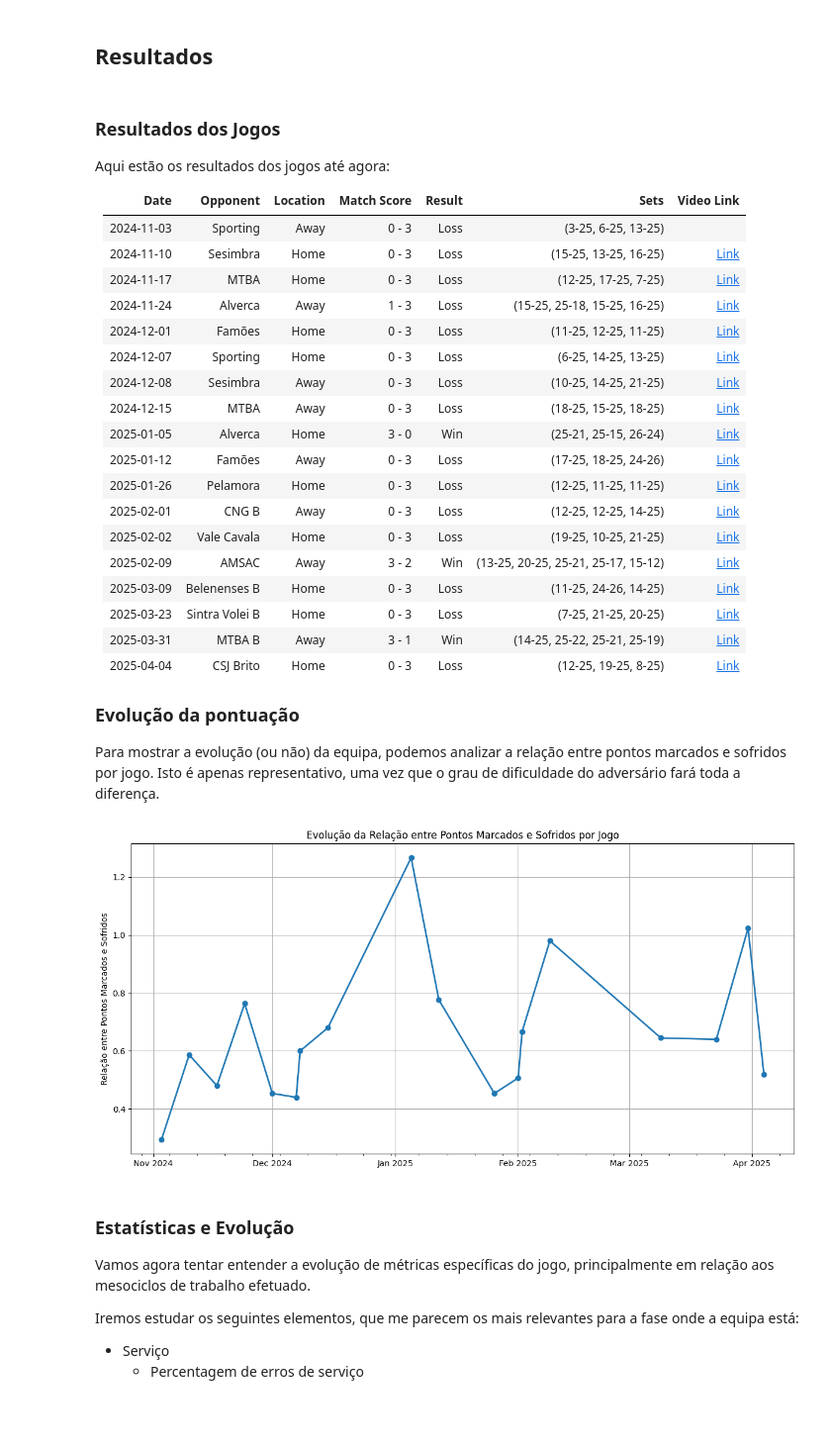
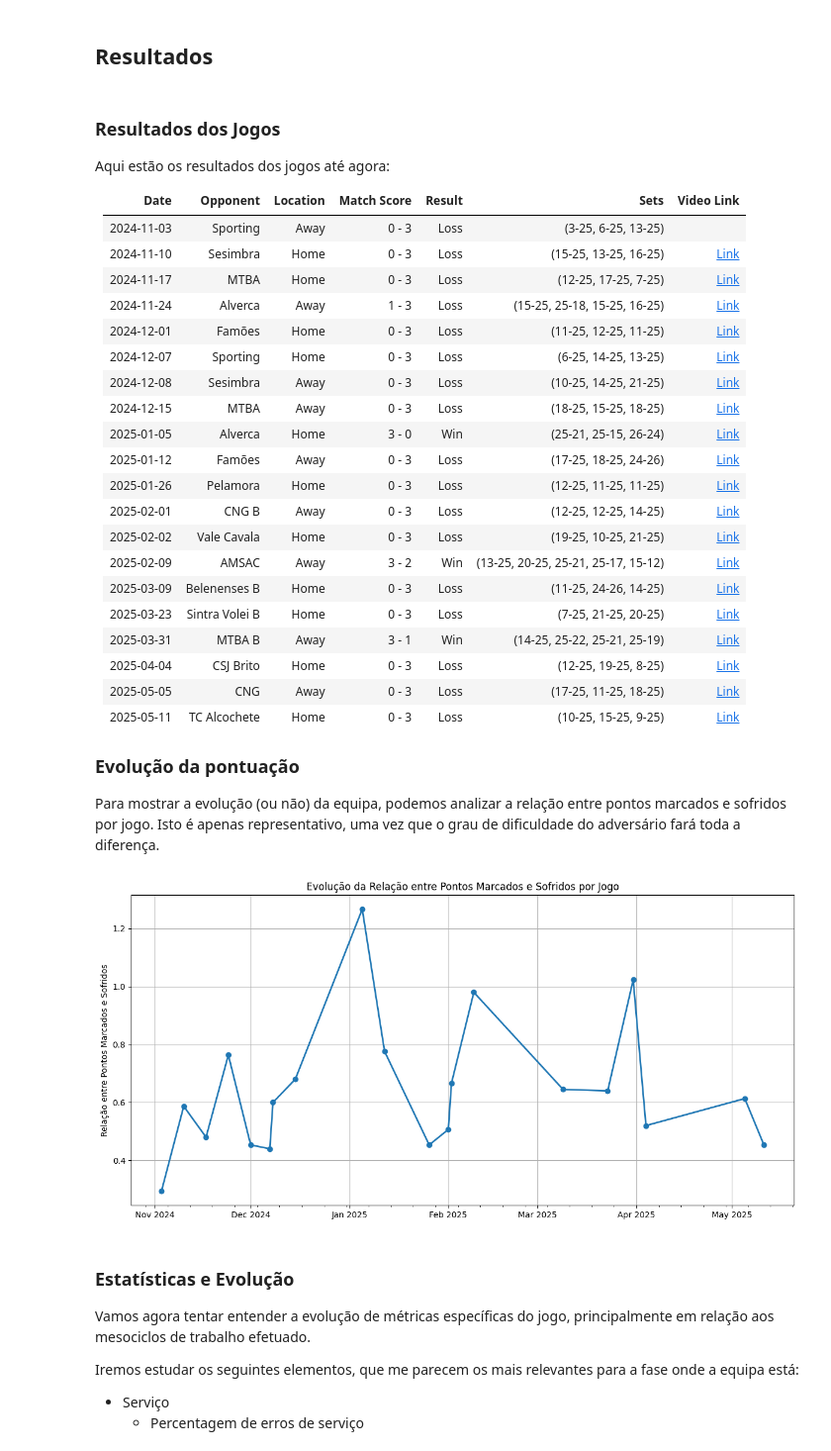
Before and after one commit to pmalves/coach-report-lv1, a Jupyter notebook: Dossier_de_Estágio_Pedro_Alves.ipynb, the cells around one changed output. Shown at 99% size. Drawn from its saved outputs; the diff is of its cells as text; code cells hidden in the pictures; blank space fills up the shorter version.

```diff
--- a/Dossier_de_Estágio_Pedro_Alves.ipynb
+++ b/Dossier_de_Estágio_Pedro_Alves.ipynb
@@ -779,7 +779,7 @@ video_links = [
     {"Date": "2025-03-23", "Video Link": "https://youtu.be/CKffUTN40Wg"},
     {"Date": "2025-03-31", "Video Link": "https://youtu.be/NLthq2c1j7o"},
     {"Date": "2025-04-04", "Video Link": "https://youtu.be/ZDTL7fSDzw0"},
-    {"Date": "2025-05-04", "Video Link": "https://youtu.be/Fr-XbtpbMbs"},
+    {"Date": "2025-05-05", "Video Link": "https://youtu.be/Fr-XbtpbMbs"},
     {"Date": "2025-05-11", "Video Link": "https://youtu.be/elym7lfeuSw"}
 
 ]
@@ -1168,34 +1168,36 @@ plt.show()
 
 Aqui estão os resultados dos jogos até agora:
 
 
 | Date                | Opponent       | Location   | Match Score   | Result   | Sets                                | Video Link                           |
 |:--------------------|:---------------|:-----------|:--------------|:---------|:------------------------------------|:-------------------------------------|
 | 2024-11-03 | Sporting       | Away       | 0 - 3         | Loss     | (3-25, 6-25, 13-25)                 |                                      |
 | 2024-11-10 | Sesimbra       | Home       | 0 - 3         | Loss     | (15-25, 13-25, 16-25)               | [Link](https://youtu.be/kIO4kf_FOAo) |
 | 2024-11-17 | MTBA           | Home       | 0 - 3         | Loss     | (12-25, 17-25, 7-25)                | [Link](https://youtu.be/q7v3x_S3nNo) |
 | 2024-11-24 | Alverca        | Away       | 1 - 3         | Loss     | (15-25, 25-18, 15-25, 16-25)        | [Link](https://youtu.be/kIO4kf_FOAo) |
 | 2024-12-01 | Famões         | Home       | 0 - 3         | Loss     | (11-25, 12-25, 11-25)               | [Link](https://youtu.be/1owqKSwnqMI) |
 | 2024-12-07 | Sporting       | Home       | 0 - 3         | Loss     | (6-25, 14-25, 13-25)                | [Link](https://youtu.be/N_xVWuPt_9A) |
 | 2024-12-08 | Sesimbra       | Away       | 0 - 3         | Loss     | (10-25, 14-25, 21-25)               | [Link](https://youtu.be/mu4TWg6qSXI) |
 | 2024-12-15 | MTBA           | Away       | 0 - 3         | Loss     | (18-25, 15-25, 18-25)               | [Link](https://youtu.be/8NMf0PD-Vms) |
 | 2025-01-05 | Alverca        | Home       | 3 - 0         | Win      | (25-21, 25-15, 26-24)               | [Link](https://youtu.be/JiAHgfUyZVU) |
 | 2025-01-12 | Famões         | Away       | 0 - 3         | Loss     | (17-25, 18-25, 24-26)               | [Link](https://youtu.be/yZoem7PeX8Q) |
 | 2025-01-26 | Pelamora       | Home       | 0 - 3         | Loss     | (12-25, 11-25, 11-25)               | [Link](https://youtu.be/Ir5fMAGkXbo) |
 | 2025-02-01 | CNG B          | Away       | 0 - 3         | Loss     | (12-25, 12-25, 14-25)               | [Link](https://youtu.be/TIesuACMn24) |
 | 2025-02-02 | Vale Cavala    | Home       | 0 - 3         | Loss     | (19-25, 10-25, 21-25)               | [Link](https://youtu.be/uUwNdPmSk64) |
 | 2025-02-09 | AMSAC          | Away       | 3 - 2         | Win      | (13-25, 20-25, 25-21, 25-17, 15-12) | [Link](https://youtu.be/Pr71JX_baT0) |
 | 2025-03-09 | Belenenses B   | Home       | 0 - 3         | Loss     | (11-25, 24-26, 14-25)               | [Link](https://youtu.be/m8meMzxzTzs) |
 | 2025-03-23 | Sintra Volei B | Home       | 0 - 3         | Loss     | (7-25, 21-25, 20-25)                | [Link](https://youtu.be/CKffUTN40Wg) |
 | 2025-03-31 | MTBA B         | Away       | 3 - 1         | Win      | (14-25, 25-22, 25-21, 25-19)        | [Link](https://youtu.be/NLthq2c1j7o) |
 | 2025-04-04 | CSJ Brito      | Home       | 0 - 3         | Loss     | (12-25, 19-25, 8-25)                | [Link](https://youtu.be/ZDTL7fSDzw0) |
+| 2025-05-05 | CNG            | Away       | 0 - 3         | Loss     | (17-25, 11-25, 18-25)               | [Link](https://youtu.be/Fr-XbtpbMbs) |
+| 2025-05-11 | TC Alcochete   | Home       | 0 - 3         | Loss     | (10-25, 15-25, 9-25)                | [Link](https://youtu.be/elym7lfeuSw) |
 
 ### Evolução da pontuação
 
 Para mostrar a evolução (ou não) da equipa, podemos analizar a relação entre
 pontos marcados e sofridos por jogo. Isto é apenas representativo, uma vez que o
 grau de dificuldade do adversário fará toda a diferença.
-[figure, old version]
+[figure, new version]
 # %% [markdown]
 ### Estatísticas e Evolução
 
```
Also changed, not shown: parts of 7 cells of this notebook.
